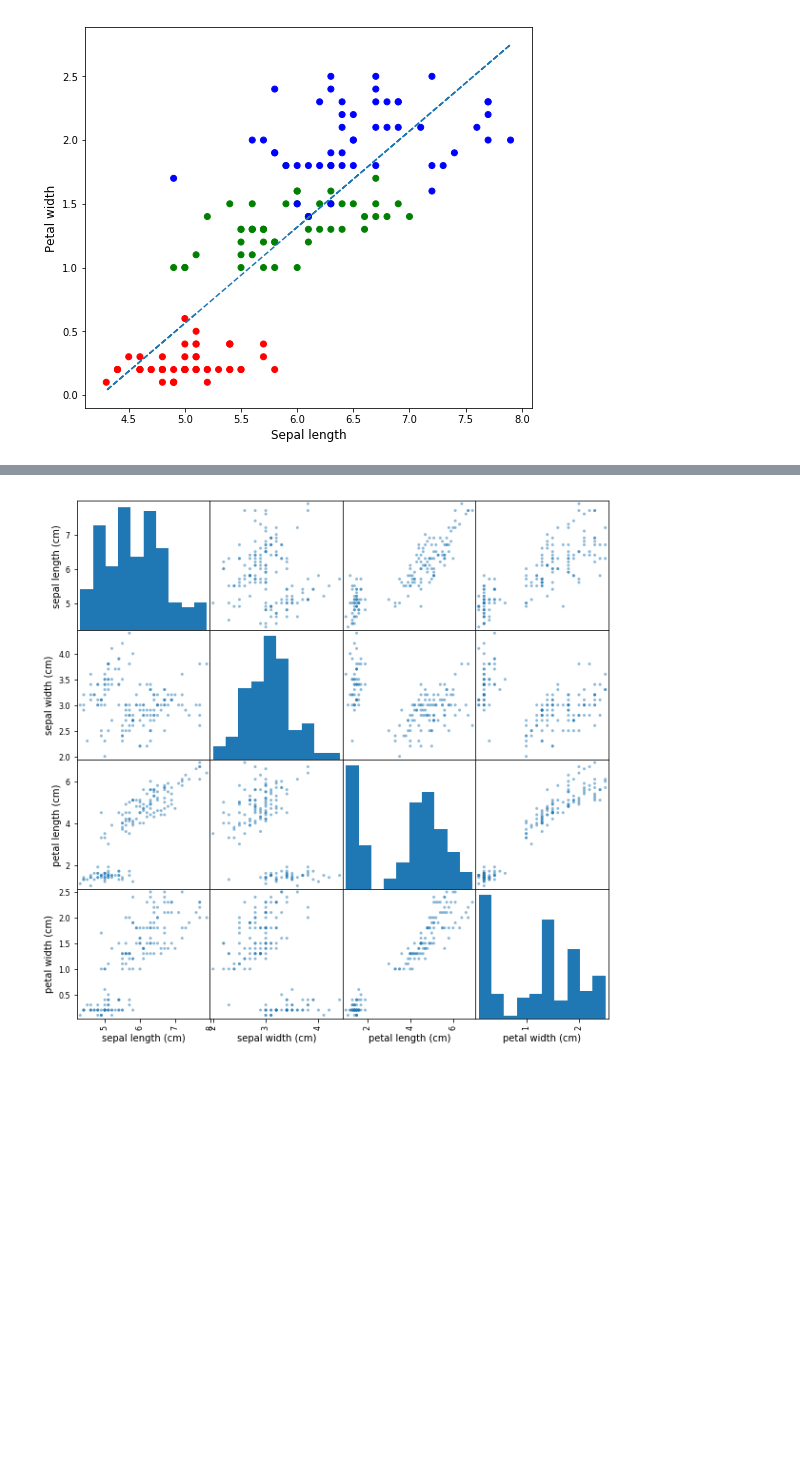
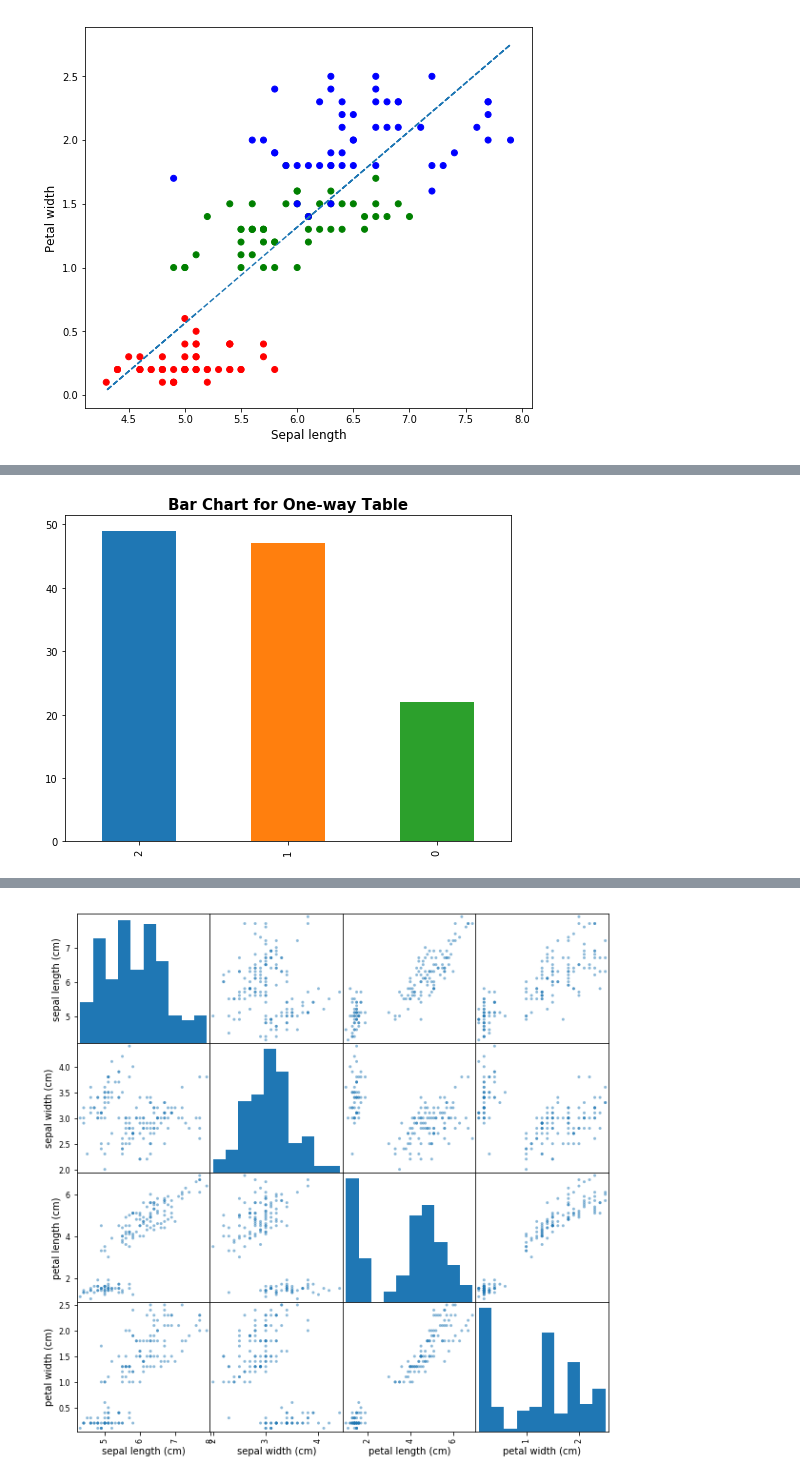
Before and after one commit to anhnguyendepocen/Stat3612, a Jupyter notebook: Lecture2/Lecture2 Data Exploration.ipynb, the cells around one changed output, grey strips where cells are left out. Saved outputs shown, nothing was run; the diff lists cells and outputs as text; code cells hidden in the pictures; blank space fills up the shorter version.

```diff
--- a/Lecture2/Lecture2 Data Exploration.ipynb
+++ b/Lecture2/Lecture2 Data Exploration.ipynb
@@ -147,0 +207,6 @@ plt.show()
+# %%
+pd.value_counts(Data[Data['flag']]['class']).plot.bar(figsize=(8,6))
+plt.title('Bar Chart for One-way Table',fontsize=15, fontweight="bold")
+plt.show()
+# %% [output]
+[figure, added]
```
Also changed, not shown: parts of 20 cells of this notebook.
